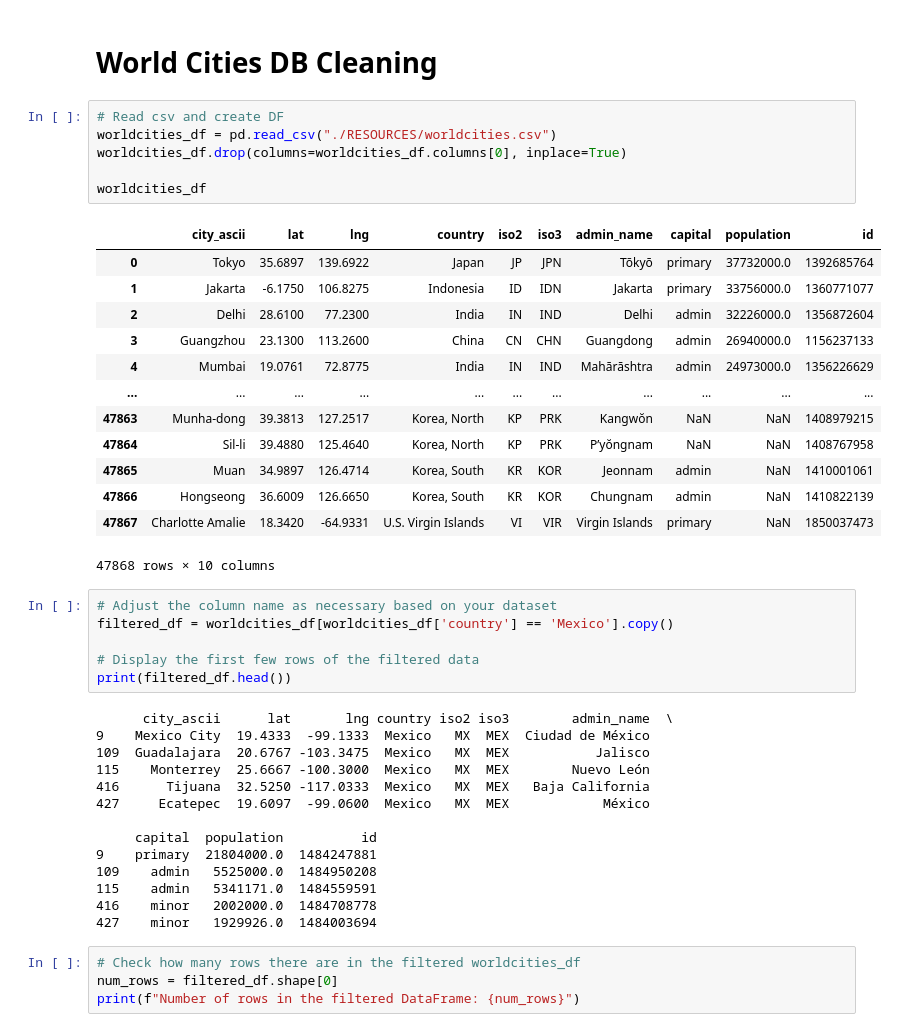
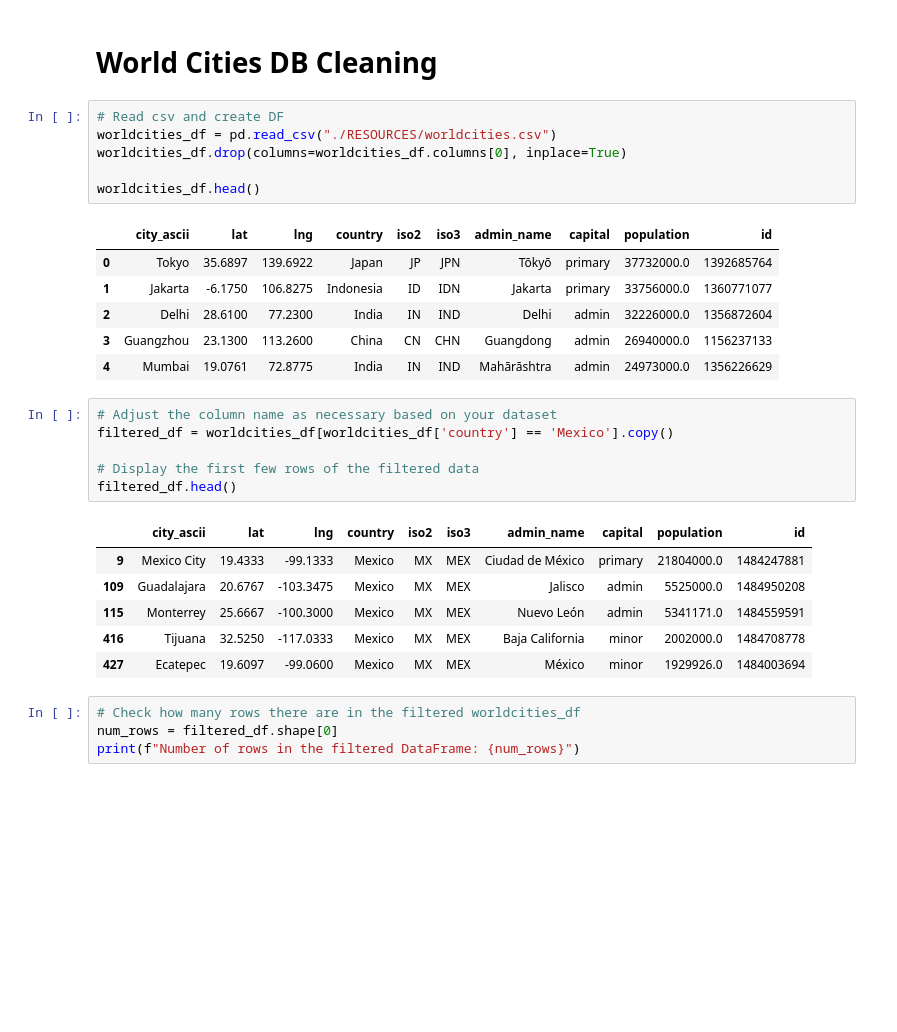
Before and after one commit to dgname/Project_3_UFOsightings, a Jupyter notebook: ufosightings.ipynb, the cells around one changed output. Drawn from its saved outputs; the diff is of its cells as text; blank space fills up the shorter version.

```diff
--- a/ufosightings.ipynb
+++ b/ufosightings.ipynb
@@ -11,43 +11,29 @@ import time
 # %%
 # Read csv and create DF
 worldcities_df = pd.read_csv("./RESOURCES/worldcities.csv")
 worldcities_df.drop(columns=worldcities_df.columns[0], inplace=True)
 
-worldcities_df
+worldcities_df.head()
 # %% [output]
 |  | city_ascii | lat | lng | country | iso2 | iso3 | admin_name | capital | population | id |
 | 0 | Tokyo | 35.6897 | 139.6922 | Japan | JP | JPN | Tōkyō | primary | 37732000.0 | 1392685764 |
 | 1 | Jakarta | -6.1750 | 106.8275 | Indonesia | ID | IDN | Jakarta | primary | 33756000.0 | 1360771077 |
 | 2 | Delhi | 28.6100 | 77.2300 | India | IN | IND | Delhi | admin | 32226000.0 | 1356872604 |
 | 3 | Guangzhou | 23.1300 | 113.2600 | China | CN | CHN | Guangdong | admin | 26940000.0 | 1156237133 |
 | 4 | Mumbai | 19.0761 | 72.8775 | India | IN | IND | Mahārāshtra | admin | 24973000.0 | 1356226629 |
-| ... | ... | ... | ... | ... | ... | ... | ... | ... | ... | ... |
-| 47863 | Munha-dong | 39.3813 | 127.2517 | Korea, North | KP | PRK | Kangwŏn | NaN | NaN | 1408979215 |
-| 47864 | Sil-li | 39.4880 | 125.4640 | Korea, North | KP | PRK | P’yŏngnam | NaN | NaN | 1408767958 |
-| 47865 | Muan | 34.9897 | 126.4714 | Korea, South | KR | KOR | Jeonnam | admin | NaN | 1410001061 |
-| 47866 | Hongseong | 36.6009 | 126.6650 | Korea, South | KR | KOR | Chungnam | admin | NaN | 1410822139 |
-| 47867 | Charlotte Amalie | 18.3420 | -64.9331 | U.S. Virgin Islands | VI | VIR | Virgin Islands | primary | NaN | 1850037473 |
-47868 rows × 10 columns
 # %%
 # Adjust the column name as necessary based on your dataset
 filtered_df = worldcities_df[worldcities_df['country'] == 'Mexico'].copy()
 
 # Display the first few rows of the filtered data
-print(filtered_df.head())
+filtered_df.head()
 # %% [output]
-      city_ascii      lat       lng country iso2 iso3        admin_name  \
-9    Mexico City  19.4333  -99.1333  Mexico   MX  MEX  Ciudad de México
-109  Guadalajara  20.6767 -103.3475  Mexico   MX  MEX           Jalisco
-115    Monterrey  25.6667 -100.3000  Mexico   MX  MEX        Nuevo León
-416      Tijuana  32.5250 -117.0333  Mexico   MX  MEX   Baja California
-427     Ecatepec  19.6097  -99.0600  Mexico   MX  MEX            México
-
-     capital  population          id
-9    primary  21804000.0  1484247881
-109    admin   5525000.0  1484950208
-115    admin   5341171.0  1484559591
-416    minor   2002000.0  1484708778
-427    minor   1929926.0  1484003694
+|  | city_ascii | lat | lng | country | iso2 | iso3 | admin_name | capital | population | id |
+| 9 | Mexico City | 19.4333 | -99.1333 | Mexico | MX | MEX | Ciudad de México | primary | 21804000.0 | 1484247881 |
+| 109 | Guadalajara | 20.6767 | -103.3475 | Mexico | MX | MEX | Jalisco | admin | 5525000.0 | 1484950208 |
+| 115 | Monterrey | 25.6667 | -100.3000 | Mexico | MX | MEX | Nuevo León | admin | 5341171.0 | 1484559591 |
+| 416 | Tijuana | 32.5250 | -117.0333 | Mexico | MX | MEX | Baja California | minor | 2002000.0 | 1484708778 |
+| 427 | Ecatepec | 19.6097 | -99.0600 | Mexico | MX | MEX | México | minor | 1929926.0 | 1484003694 |
 # %%
 # Check how many rows there are in the filtered worldcities_df
 num_rows = filtered_df.shape[0]
```
Also changed, not shown: parts of 22 cells of this notebook, 2 other files.
